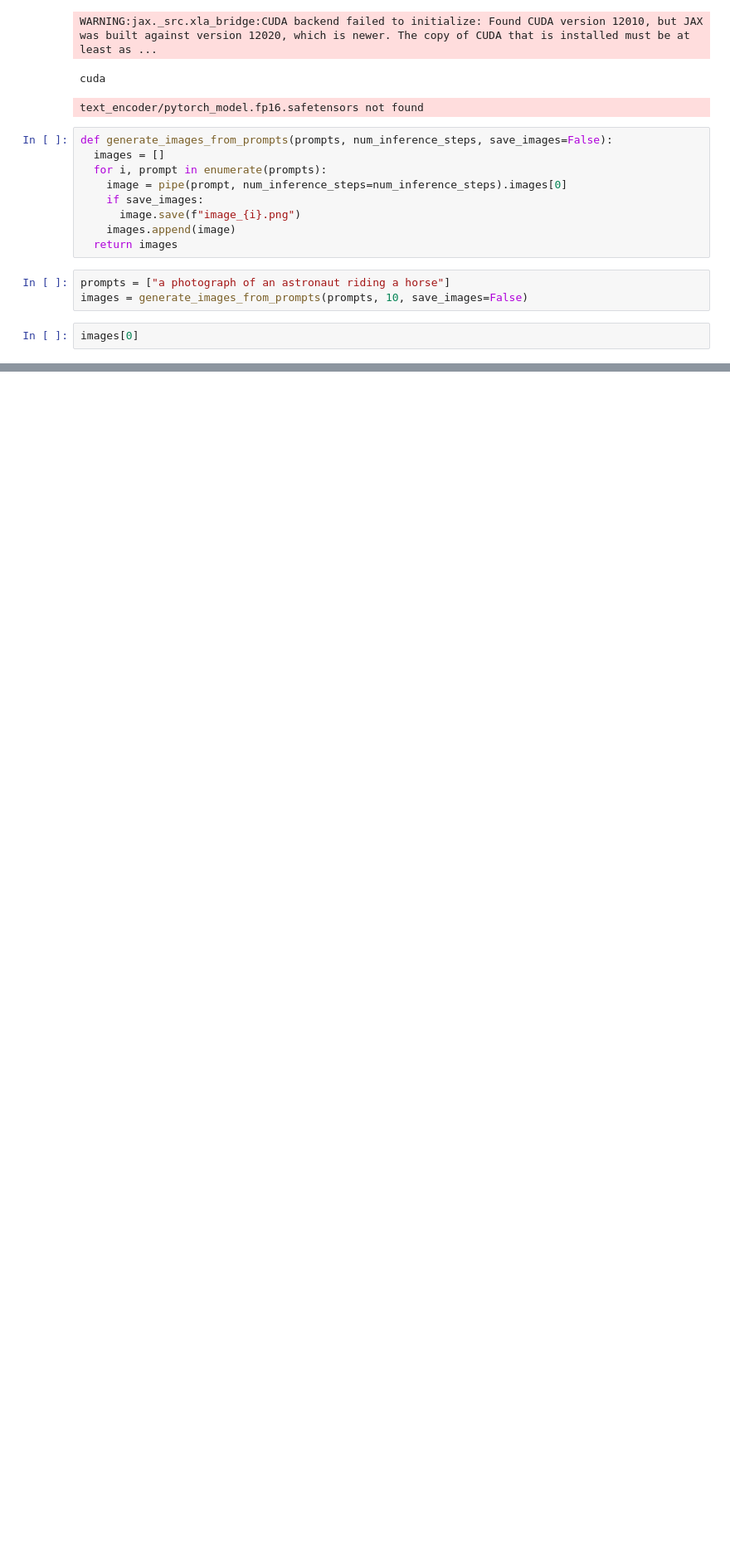
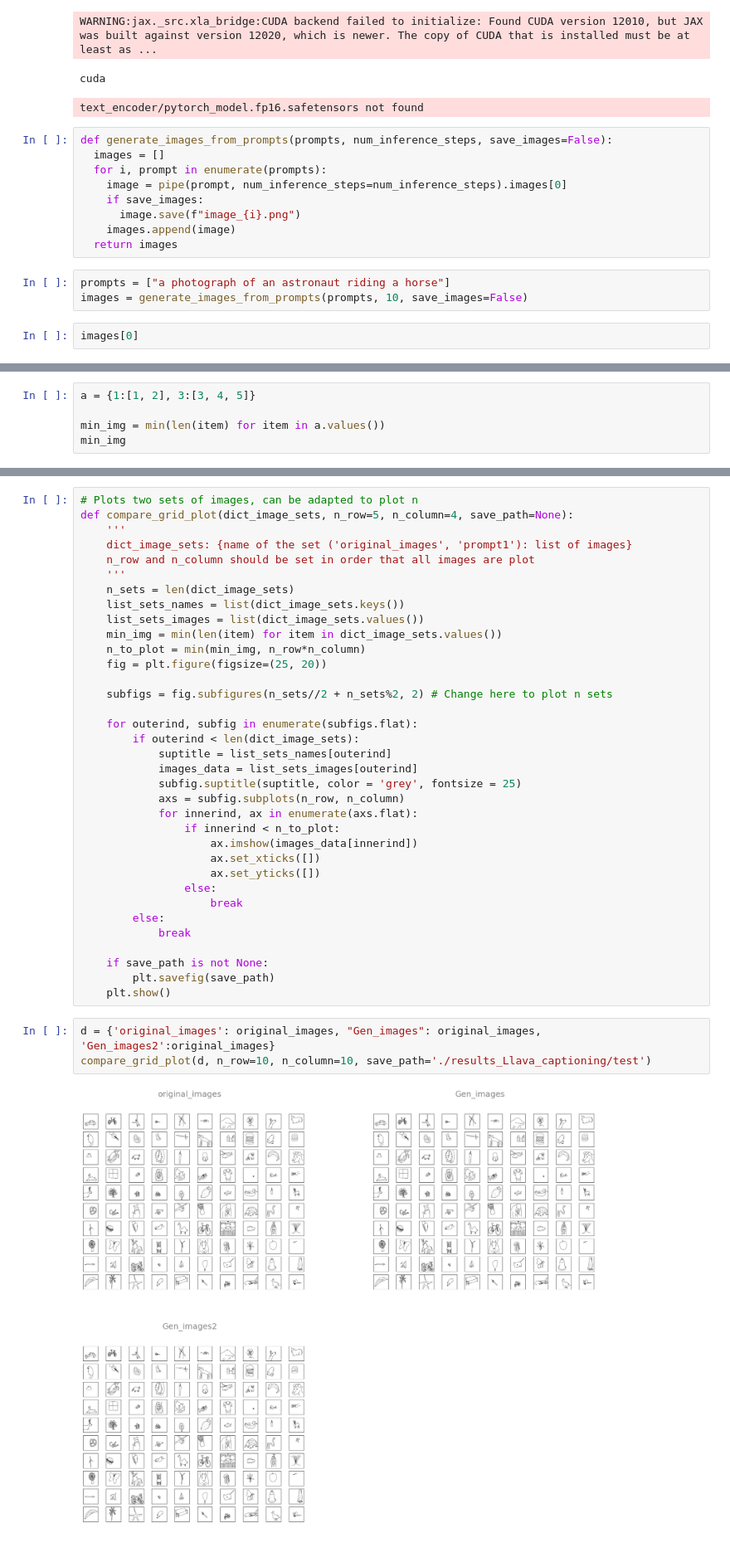
Before and after one commit to VictorBbt/SketchToReality, a Jupyter notebook: stablediffusion.ipynb, the cells around one changed output, grey strips where cells are left out. Shown at 83% size. Saved outputs shown, nothing was run; the diff lists cells and outputs as text; blank space fills up the shorter version.

```diff
--- a/stablediffusion.ipynb
+++ b/stablediffusion.ipynb
@@ -74,0 +133,5 @@ images[0]
+# %%
+a = {1:[1, 2], 3:[3, 4, 5]}
+
+min_img = min(len(item) for item in a.values())
+min_img
@@ -74,0 +140,40 @@ images[0]
+# %%
+# Plots two sets of images, can be adapted to plot n
+def compare_grid_plot(dict_image_sets, n_row=5, n_column=4, save_path=None):
+    '''
+    dict_image_sets: {name of the set ('original_images', 'prompt1'): list of images}
+    n_row and n_column should be set in order that all images are plot
+    '''
+    n_sets = len(dict_image_sets)
+    list_sets_names = list(dict_image_sets.keys())
+    list_sets_images = list(dict_image_sets.values())
+    min_img = min(len(item) for item in dict_image_sets.values())
+    n_to_plot = min(min_img, n_row*n_column)
+    fig = plt.figure(figsize=(25, 20))
+
+    subfigs = fig.subfigures(n_sets//2 + n_sets%2, 2) # Change here to plot n sets
+
+    for outerind, subfig in enumerate(subfigs.flat):
+        if outerind < len(dict_image_sets):
+            suptitle = list_sets_names[outerind]
+            images_data = list_sets_images[outerind]
+            subfig.suptitle(suptitle, color = 'grey', fontsize = 25)
+            axs = subfig.subplots(n_row, n_column)
+            for innerind, ax in enumerate(axs.flat):
+                if innerind < n_to_plot:
+                    ax.imshow(images_data[innerind])
+                    ax.set_xticks([])
+                    ax.set_yticks([])
+                else:
+                    break
+        else:
+            break
+
+    if save_path is not None:
+        plt.savefig(save_path)
+    plt.show()
+# %%
+d = {'original_images': original_images, "Gen_images": original_images, 'Gen_images2':original_images}
+compare_grid_plot(d, n_row=10, n_column=10, save_path='./results_Llava_captioning/test')
+# %% [output]
+[figure, added]
```
Also changed, not shown: parts of 12 cells of this notebook, 13 other files.
